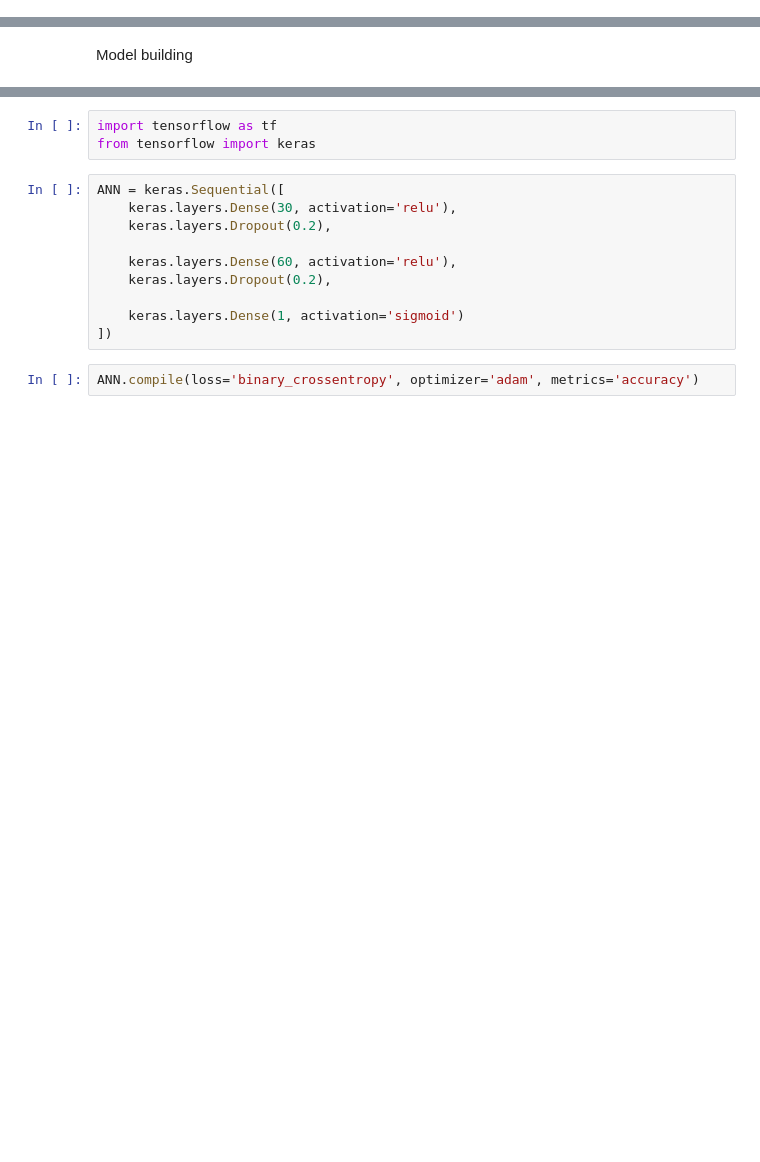
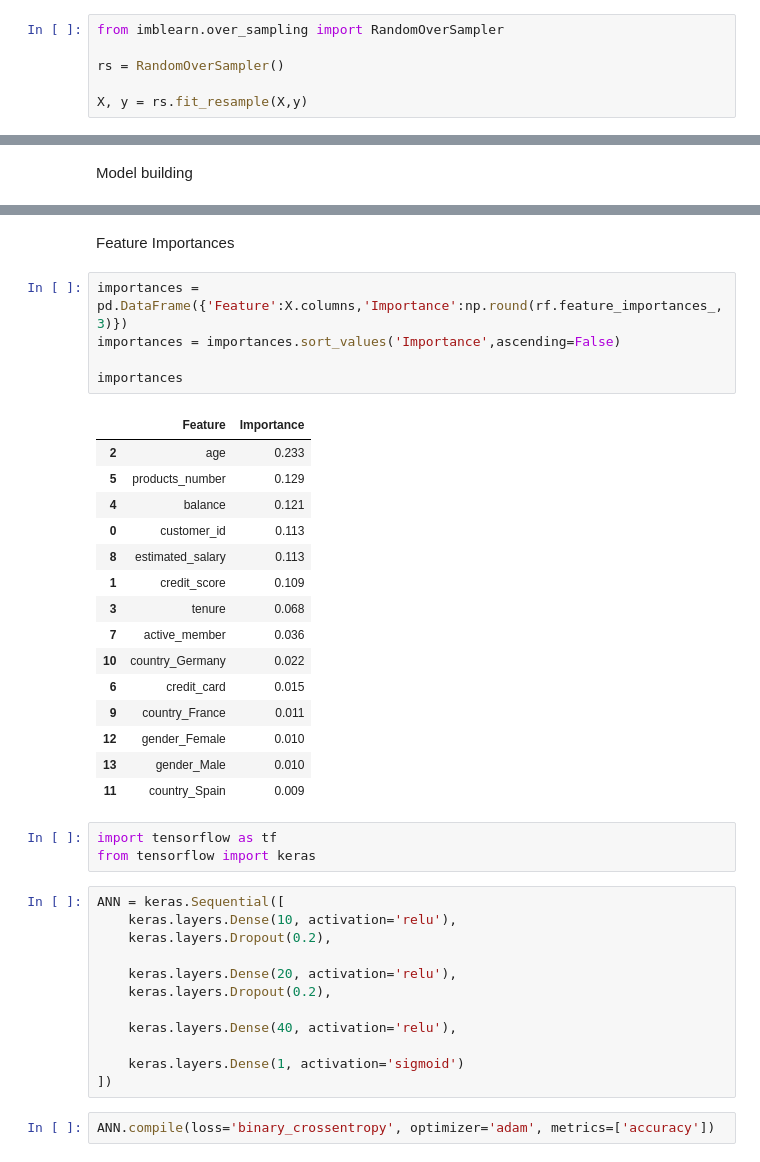
Before and after one commit to it21053528/Machine-learning, a Jupyter notebook: Customer Churn/churn.ipynb, the cells around one changed output, grey strips where cells are left out. Drawn from its saved outputs; the diff is of its cells as text; blank space fills up the shorter version.

```diff
--- a/Customer Churn/churn.ipynb
+++ b/Customer Churn/churn.ipynb
@@ -86,0 +89,6 @@ y = df['churn']
+# %%
+from imblearn.over_sampling import RandomOverSampler
+
+rs = RandomOverSampler()
+
+X, y = rs.fit_resample(X,y)
@@ -137,18 +165,43 @@ Average CV score: 0.852
+# %% [markdown]
+Feature Importances
+# %%
+importances = pd.DataFrame({'Feature':X.columns,'Importance':np.round(rf.feature_importances_,3)})
+importances = importances.sort_values('Importance',ascending=False)
+
+importances
+# %% [output]
+|  | Feature | Importance |
+| 2 | age | 0.233 |
+| 5 | products_number | 0.129 |
+| 4 | balance | 0.121 |
+| 0 | customer_id | 0.113 |
+| 8 | estimated_salary | 0.113 |
+| 1 | credit_score | 0.109 |
+| 3 | tenure | 0.068 |
+| 7 | active_member | 0.036 |
+| 10 | country_Germany | 0.022 |
+| 6 | credit_card | 0.015 |
+| 9 | country_France | 0.011 |
+| 12 | gender_Female | 0.010 |
+| 13 | gender_Male | 0.010 |
+| 11 | country_Spain | 0.009 |
 # %%
 import tensorflow as tf
 from tensorflow import keras
 # %%
 ANN = keras.Sequential([
-    keras.layers.Dense(30, activation='relu'),
+    keras.layers.Dense(10, activation='relu'),
     keras.layers.Dropout(0.2),
 
-    keras.layers.Dense(60, activation='relu'),
+    keras.layers.Dense(20, activation='relu'),
     keras.layers.Dropout(0.2),
+
+    keras.layers.Dense(40, activation='relu'),
 
     keras.layers.Dense(1, activation='sigmoid')
 ])
 # %%
-ANN.compile(loss='binary_crossentropy', optimizer='adam', metrics='accuracy')
+ANN.compile(loss='binary_crossentropy', optimizer='adam', metrics=['accuracy'])
 # %%
 ANN.fit(X_train, y_train, validation_data=(X_test,y_test), epochs=30)
 # %% [output]
```
Also changed, not shown: parts of 8 cells of this notebook.
